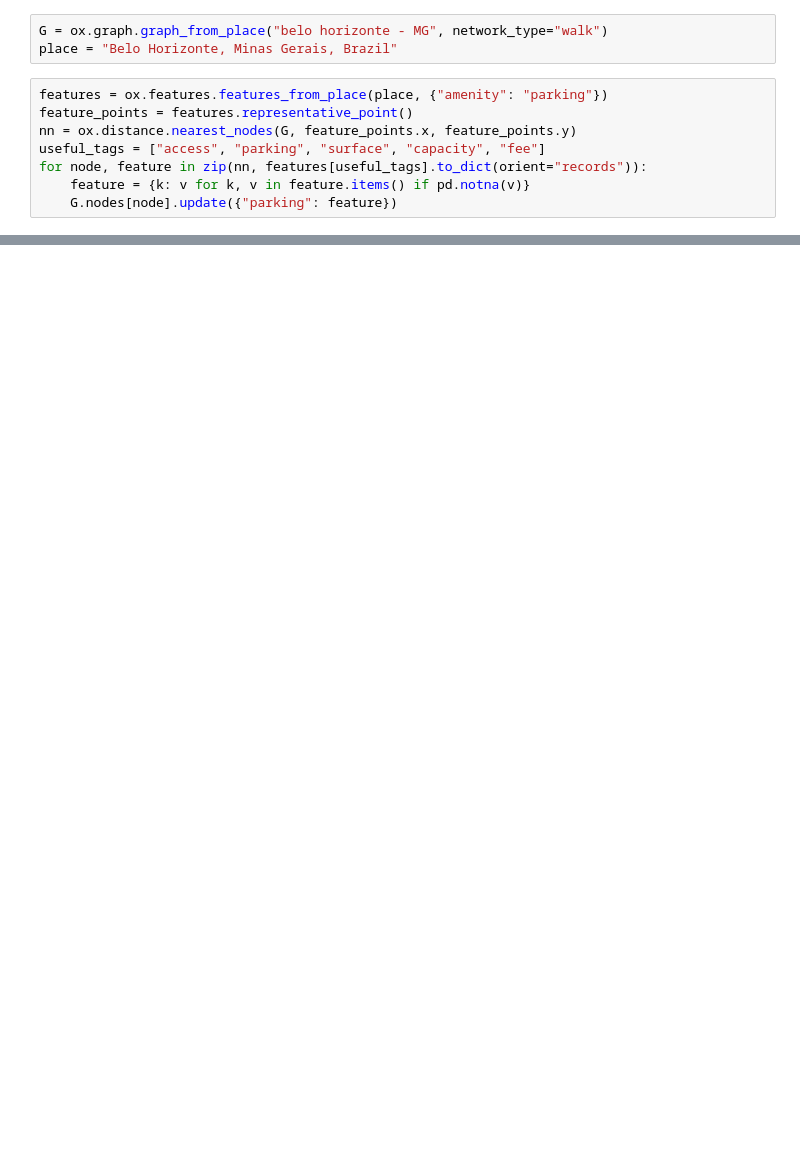
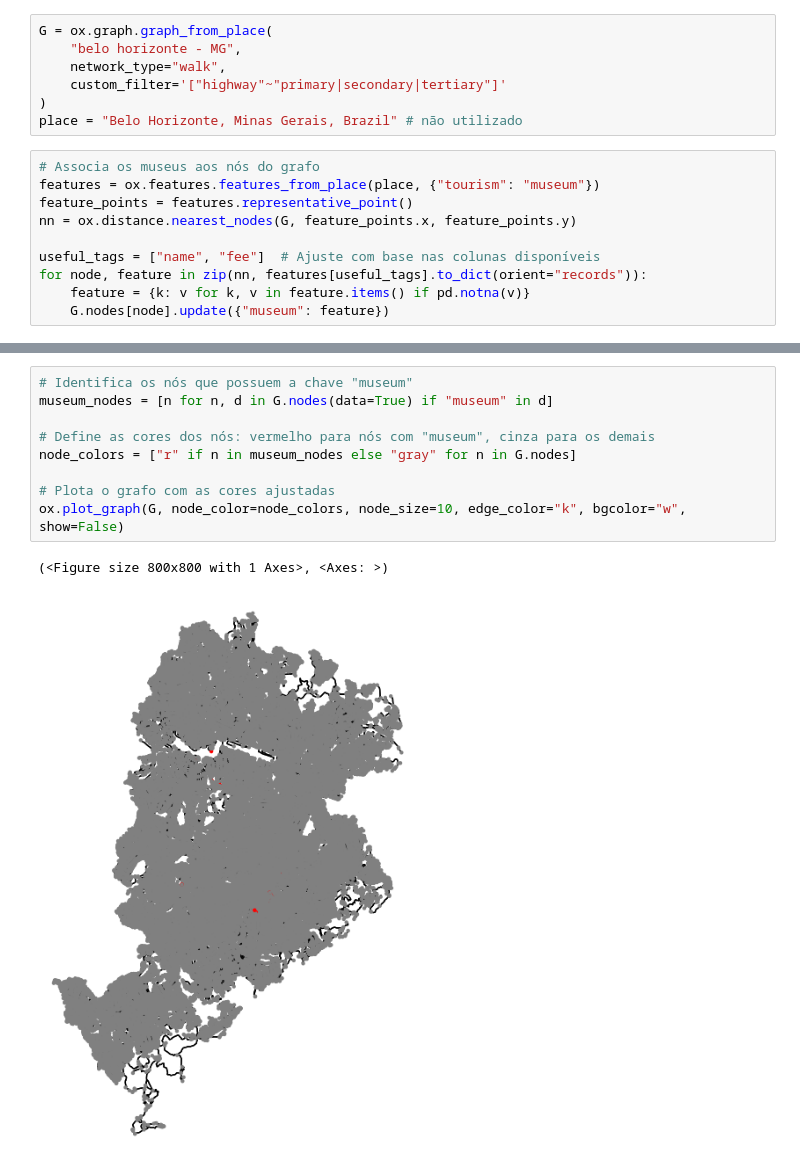
Before and after one commit to carlabferreira/SearchAgent, a Jupyter notebook: TP1.ipynb, the cells around one changed output, grey strips where cells are left out. Cells and saved outputs as stored; diff of their text form; blank space fills up the shorter version.

```diff
--- a/TP1.ipynb
+++ b/TP1.ipynb
@@ -25,11 +27,17 @@ import osmnx as ox
 # %%
-G = ox.graph.graph_from_place("belo horizonte - MG", network_type="walk")
-place = "Belo Horizonte, Minas Gerais, Brazil"
+G = ox.graph.graph_from_place(
+    "belo horizonte - MG",
+    network_type="walk",
+    custom_filter='["highway"~"primary|secondary|tertiary"]'
+)
+place = "Belo Horizonte, Minas Gerais, Brazil" # não utilizado
 # %%
-features = ox.features.features_from_place(place, {"amenity": "parking"})
+# Associa os museus aos nós do grafo
+features = ox.features.features_from_place(place, {"tourism": "museum"})
 feature_points = features.representative_point()
 nn = ox.distance.nearest_nodes(G, feature_points.x, feature_points.y)
-useful_tags = ["access", "parking", "surface", "capacity", "fee"]
+
+useful_tags = ["name", "fee"]  # Ajuste com base nas colunas disponíveis
 for node, feature in zip(nn, features[useful_tags].to_dict(orient="records")):
     feature = {k: v for k, v in feature.items() if pd.notna(v)}
-    G.nodes[node].update({"parking": feature})
+    G.nodes[node].update({"museum": feature})
@@ -35,0 +68,12 @@ for node, feature in zip(nn, features[useful_tags].to_dict(orient="records")):
+# %%
+# Identifica os nós que possuem a chave "museum"
+museum_nodes = [n for n, d in G.nodes(data=True) if "museum" in d]
+
+# Define as cores dos nós: vermelho para nós com "museum", cinza para os demais
+node_colors = ["r" if n in museum_nodes else "gray" for n in G.nodes]
+
+# Plota o grafo com as cores ajustadas
+ox.plot_graph(G, node_color=node_colors, node_size=10, edge_color="k", bgcolor="w", show=False)
+# %% [output]
+(<Figure size 800x800 with 1 Axes>, <Axes: >)
+[figure, added]
```
Also changed, not shown: parts of 5 cells of this notebook, 1 other file.
